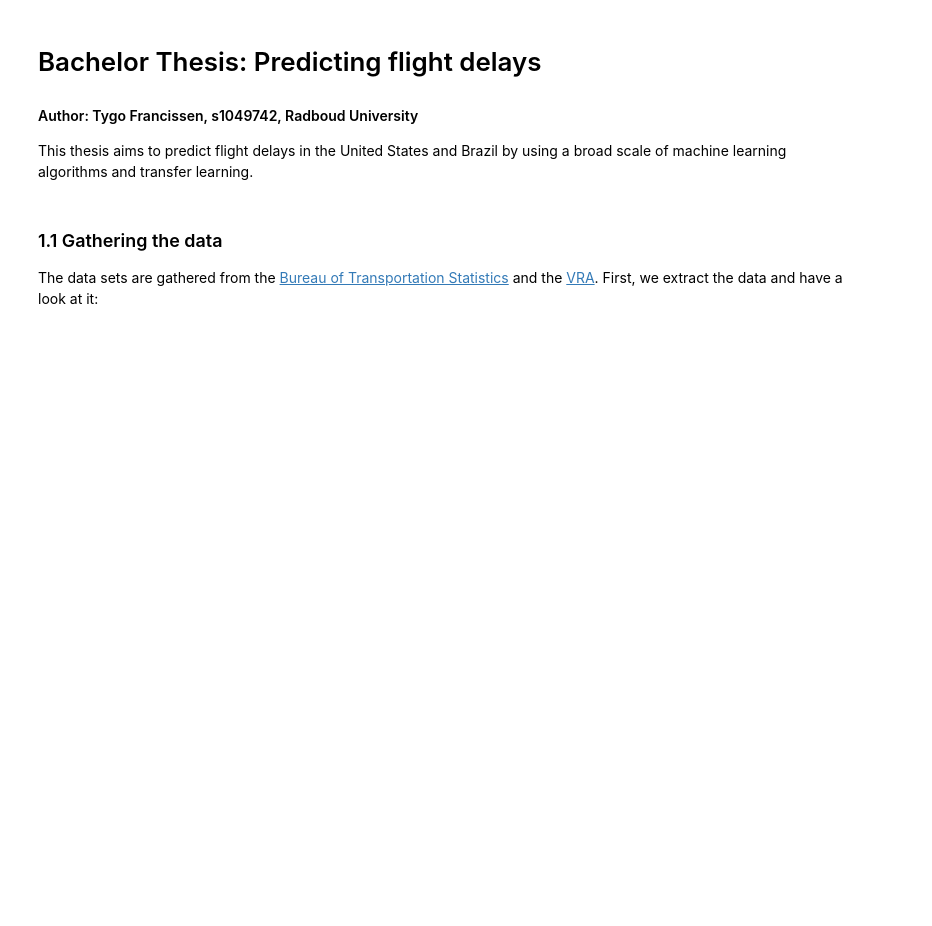
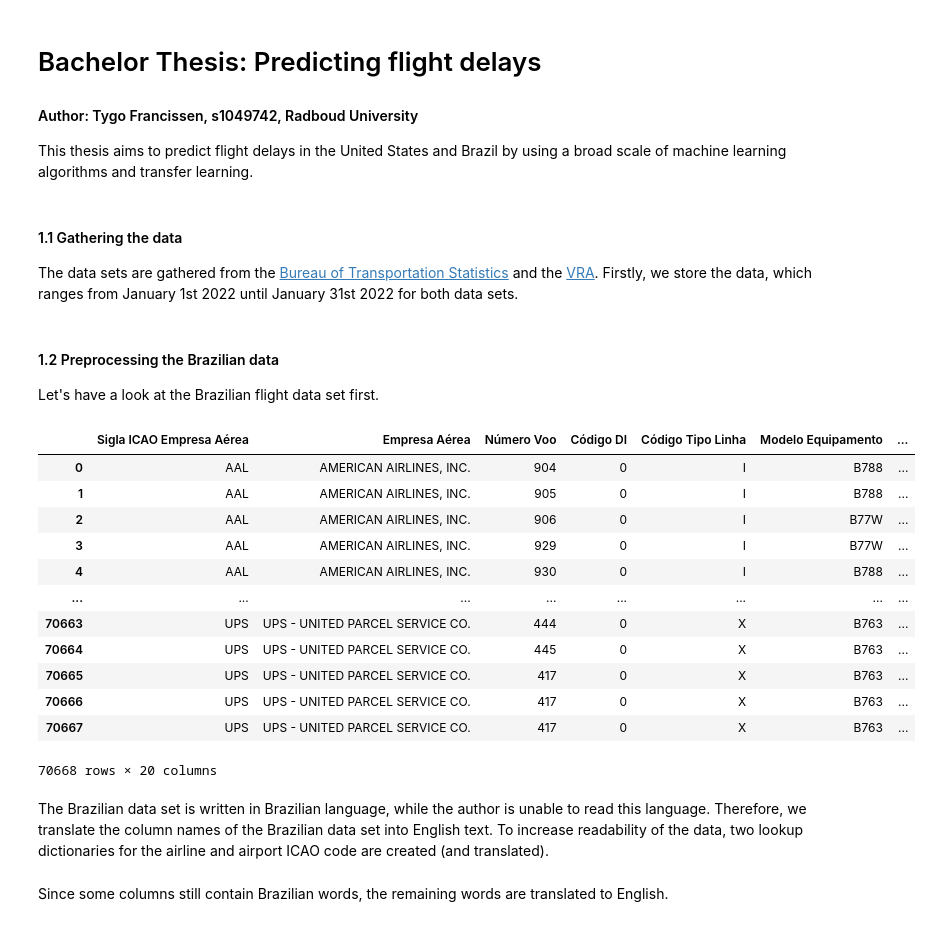
Before and after one commit to TygoF/Flight-delay-prediction, a Jupyter notebook: main.ipynb, the cells around one changed output. Saved outputs shown, nothing was run; the diff lists cells and outputs as text; code cells hidden in the pictures; blank space fills up the shorter version.

```diff
--- a/main.ipynb
+++ b/main.ipynb
@@ -3,5 +3,5 @@
 #### Author: Tygo Francissen, s1049742, Radboud University
 This thesis aims to predict flight delays in the United States and Brazil by using a broad scale of machine learning algorithms and transfer learning.
 # %% [markdown]
-### 1.1 Gathering the data
-The data sets are gathered from the [Bureau of Transportation Statistics](https://www.transtats.bts.gov) and the [VRA](https://sas.anac.gov.br/sas/bav/view/frmConsultaVRA). First, we extract the data and have a look at it:
+#### 1.1 Gathering the data
+The data sets are gathered from the [Bureau of Transportation Statistics](https://www.transtats.bts.gov) and the [VRA](https://sas.anac.gov.br/sas/bav/view/frmConsultaVRA). Firstly, we store the data, which ranges from January 1st 2022 until January 31st 2022 for both data sets.
@@ -8,14 +16,27 @@ The data sets are gathered from the [Bureau of Transportation Statistics](https:
 # %%
-import pandas as pd
-import numpy as np
-from deep_translator import GoogleTranslator
-
 # Store the data sets for January 2022
 data_brazil = pd.read_excel('../Data/VRA_20230228124648.xlsx')
 data_usa = pd.read_csv('../Data/T_ONTIME_REPORTING.csv')
-
-# Translate the column names of the Brazilian data set
-translator = GoogleTranslator(source='auto', target='en')
-for i, _ in enumerate(data_brazil.columns.values):
-    data_brazil.columns.values[i] = translator.translate(data_brazil.columns.values[i])
+# %% [markdown]
+#### 1.2 Preprocessing the Brazilian data
+
+Let's have a look at the Brazilian flight data set first.
+# %%
+display(data_brazil)
+# %% [output]
+|  | Sigla ICAO Empresa Aérea | Empresa Aérea | Número Voo | Código DI | Código Tipo Linha | Modelo Equipamento | ... |
+| 0 | AAL | AMERICAN AIRLINES, INC. | 904 | 0 | I | B788 | ... |
+| 1 | AAL | AMERICAN AIRLINES, INC. | 905 | 0 | I | B788 | ... |
+| 2 | AAL | AMERICAN AIRLINES, INC. | 906 | 0 | I | B77W | ... |
+| 3 | AAL | AMERICAN AIRLINES, INC. | 929 | 0 | I | B77W | ... |
+| 4 | AAL | AMERICAN AIRLINES, INC. | 930 | 0 | I | B788 | ... |
+| ... | ... | ... | ... | ... | ... | ... | ... |
+| 70663 | UPS | UPS - UNITED PARCEL SERVICE CO. | 444 | 0 | X | B763 | ... |
+| 70664 | UPS | UPS - UNITED PARCEL SERVICE CO. | 445 | 0 | X | B763 | ... |
+| 70665 | UPS | UPS - UNITED PARCEL SERVICE CO. | 417 | 0 | X | B763 | ... |
+| 70666 | UPS | UPS - UNITED PARCEL SERVICE CO. | 417 | 0 | X | B763 | ... |
+| 70667 | UPS | UPS - UNITED PARCEL SERVICE CO. | 417 | 0 | X | B763 | ... |
+70668 rows × 20 columns
+# %% [markdown]
+The Brazilian data set is written in Brazilian language, while the author is unable to read this language. Therefore, we translate the column names of the Brazilian data set into English text. To increase readability of the data, two lookup dictionaries for the airline and airport ICAO code are created (and translated).
 # %%
@@ -28,6 +54,8 @@ keys = pd.unique(np.concatenate((data_brazil["Acronym ICAO Airport Origin"].uniq
 airports = pd.unique(np.concatenate((data_brazil["Description Origin Airport"].unique(),data_brazil["Destination Airport Description"].unique())))
 values = [translator.translate(name) for name in airports]
 airport_code_dict = dict(zip(keys, values))
+# %% [markdown]
+Since some columns still contain Brazilian words, the remaining words are translated to English.
 # %%
 # Translate remaining Brazilian words in data set
 for word in data_brazil["Flight Status"].unique():
```
Also changed, not shown: parts of 13 cells of this notebook.
